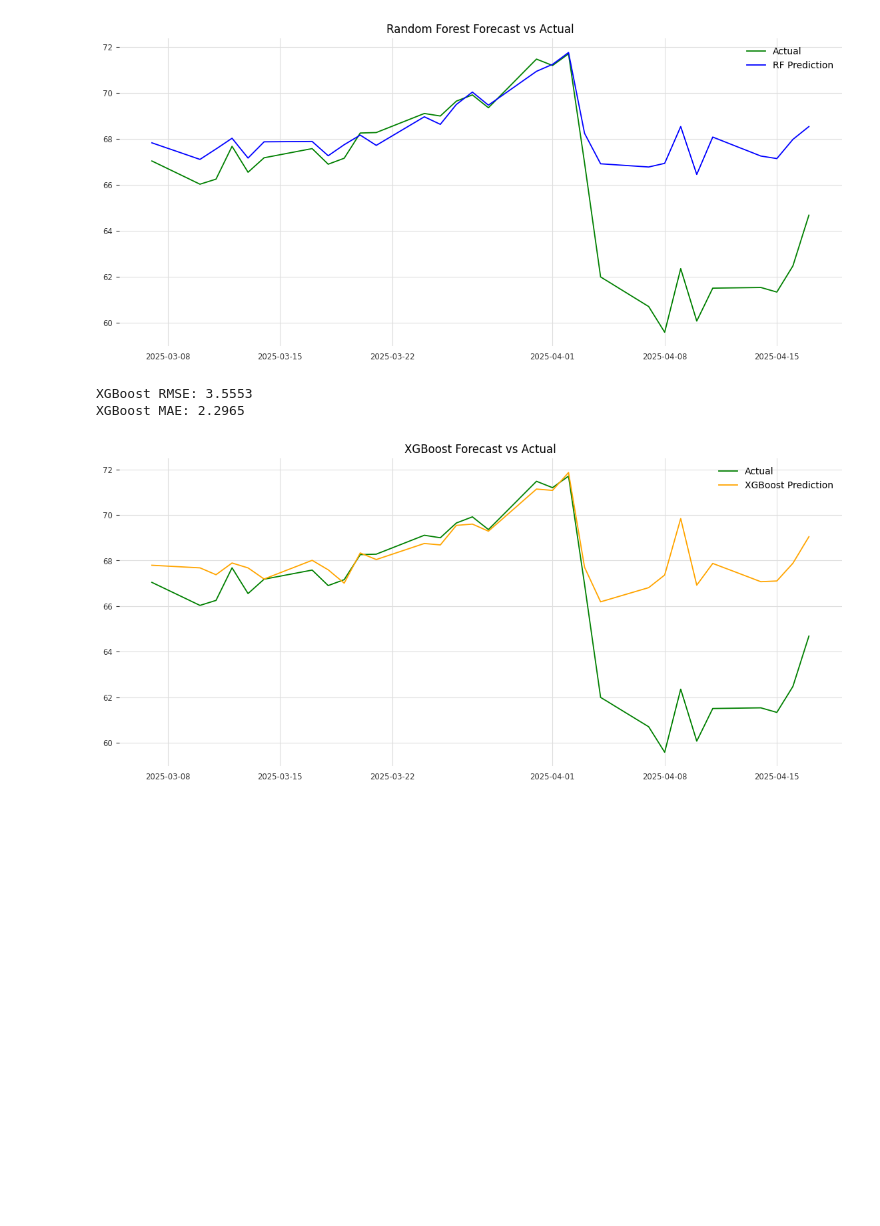
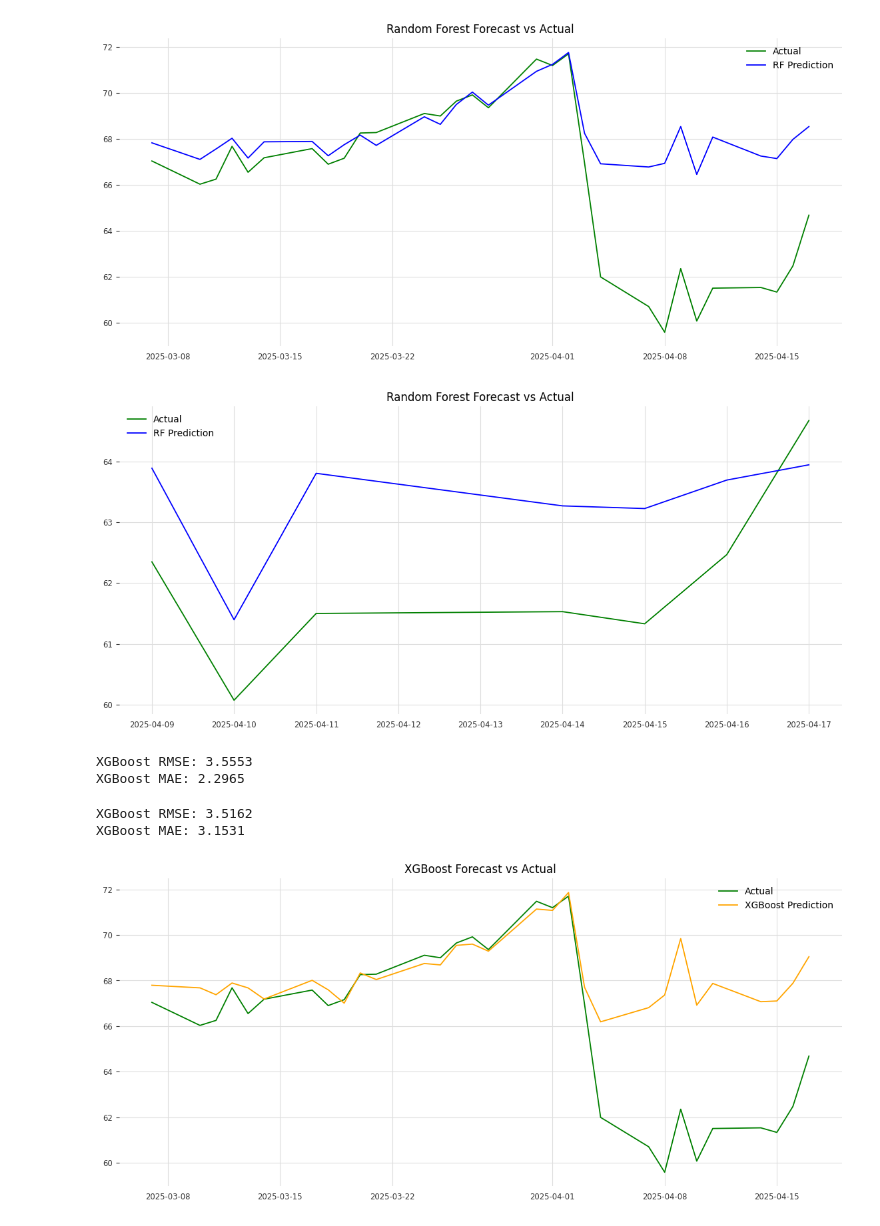
Before and after one commit to leeladhara/TimeSeries_Comparative_Study, a Jupyter notebook: Time Series Forecasting- A comparative study.ipynb, the cells around one changed output. Drawn from its saved outputs; the diff is of its cells as text; code cells hidden in the pictures; blank space fills up the shorter version.

```diff
--- a/Time Series Forecasting- A comparative study.ipynb
+++ b/Time Series Forecasting- A comparative study.ipynb
@@ -537,16 +565,42 @@ df_ml['return_1'] = df_ml['Close'].pct_change(1)
 
 # Drop rows with NaNs
 df_ml.dropna(inplace=True)
+# %%
+df_ml_7 = filter_df.copy()
+
+# Lag features (yesterday, day before, etc.)
+df_ml_7['lag_1'] = df_ml_7['Close'].shift(1)
+df_ml_7['lag_2'] = df_ml_7['Close'].shift(2)
+df_ml_7['lag_3'] = df_ml_7['Close'].shift(3)
+
+# Rolling mean (past 5-day average)
+df_ml_7['rolling_mean_5'] = df_ml_7['Close'].rolling(window=5).mean()
+
+# Daily returns
+df_ml_7['return_1'] = df_ml_7['Close'].pct_change(1)
+
+# Drop rows with NaNs
+df_ml_7.dropna(inplace=True)
 # %%
 # Features for ML
 features = ['lag_1', 'lag_2', 'lag_3', 'rolling_mean_5', 'return_1']
 X = df_ml[features]
 y = df_ml['Close']
+# %%
+# Features for ML
+features = ['lag_1', 'lag_2', 'lag_3', 'rolling_mean_5', 'return_1']
+X_7 = df_ml_7[features]
+y_7 = df_ml_7['Close']
 # %%
 from sklearn.model_selection import train_test_split
 
 X_train, X_test = X[:-30], X[-30:]
 y_train, y_test = y[:-30], y[-30:]
+# %%
+from sklearn.model_selection import train_test_split
+
+X_train_7, X_test_7 = X_7[:-7], X_7[-7:]
+y_train_7, y_test_7 = y_7[:-7], y_7[-7:]
 # %%
 from sklearn.ensemble import RandomForestRegressor
 from sklearn.metrics import mean_squared_error, mean_absolute_error
@@ -556,6 +610,15 @@ rf = RandomForestRegressor(n_estimators=100, random_state=42)
 rf.fit(X_train, y_train)
 
 y_pred = rf.predict(X_test)
+# %%
+from sklearn.ensemble import RandomForestRegressor
+from sklearn.metrics import mean_squared_error, mean_absolute_error
+import numpy as np
+
+rf = RandomForestRegressor(n_estimators=100, random_state=42)
+rf.fit(X_train_7, y_train_7)
+
+y_pred_7 = rf.predict(X_test_7)
 # %%
 rmse = np.sqrt(mean_squared_error(y_test, y_pred))
 mae = mean_absolute_error(y_test, y_pred)
@@ -577,6 +649,18 @@ plt.grid(True)
 plt.show()
 # %% [output]
 [figure]
+# %%
+import matplotlib.pyplot as plt
+
+plt.figure(figsize=(14,6))
+plt.plot(y_test_7.index, y_test_7.values, label='Actual', color='green')
+plt.plot(y_test_7.index, y_pred_7, label='RF Prediction', color='blue')
+plt.title("Random Forest Forecast vs Actual")
+plt.legend()
+plt.grid(True)
+plt.show()
+# %% [output]
+[figure, added]
 # %%
 from xgboost import XGBRegressor
 from sklearn.metrics import mean_squared_error, mean_absolute_error
@@ -599,6 +696,15 @@ print(f"XGBoost MAE: {mae_xgb:.4f}")
 # %% [output]
 XGBoost RMSE: 3.5553
 XGBoost MAE: 2.2965
+# %%
+rmse_xgb = np.sqrt(mean_squared_error(y_test_7, y_pred_xgb_7))
+mae_xgb = mean_absolute_error(y_test_7, y_pred_xgb_7)
+
+print(f"XGBoost RMSE: {rmse_xgb:.4f}")
+print(f"XGBoost MAE: {mae_xgb:.4f}")
+# %% [output]
+XGBoost RMSE: 3.5162
+XGBoost MAE: 3.1531
 # %%
 plt.figure(figsize=(14,6))
 plt.plot(y_test.index, y_test.values, label='Actual', color='green')
```
Also changed, not shown: parts of 46 cells of this notebook, 1 other file.
